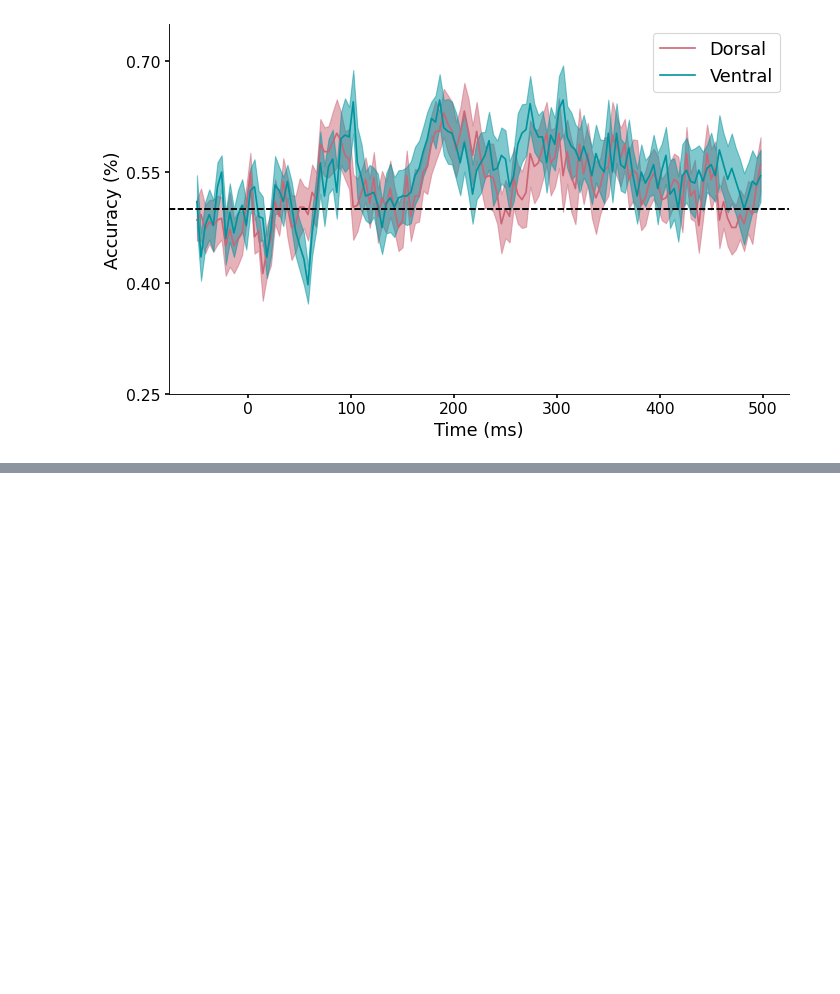
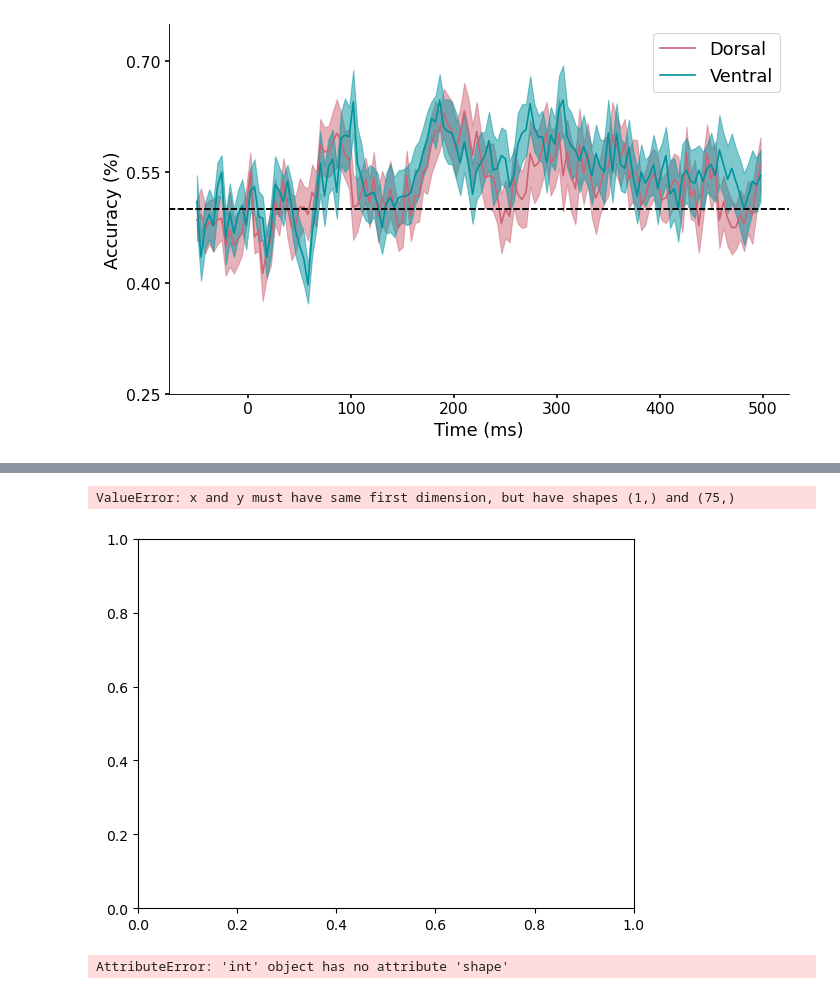
Before and after one commit to vayzenb/pepdoc, a Jupyter notebook: analysis/onset_analysis_figs.ipynb, the cells around one changed output, grey strips where cells are left out. Saved outputs shown, nothing was run; the diff lists cells and outputs as text; code cells hidden in the pictures; blank space fills up the shorter version.

```diff
--- a/analysis/onset_analysis_figs.ipynb
+++ b/analysis/onset_analysis_figs.ipynb
@@ -521,9 +544,9 @@ plt.savefig(f'{fig_dir}/decoding_onset_histogram_resampled_channels.png', dpi=30
 [figure]
 # %%
 """Decoding without tools"""
-category_comp = [['nontool','bird','insect']] #initial categories without tools
-
-
+#category_comp = [['nontool','bird','insect']] #initial categories without tools
+category_comp = [['nontool','bird','insect'],['tool','bird','insect'], ['tool','nontool','insect'], ['tool','nontool','bird']] #initial categories without tools
+rois = ['dorsal','ventral']
 for comps in category_comp:
     suf = "_".join(comps)
     print(suf)
@@ -565,11 +585,11 @@ category_comp = []
 iter = 1000
 
 #append each pairwise category comparison
-for cat1 in range(0,len(categories)):
-    for cat2 in range(cat1+1,len(categories)):
-        category_comp.append([categories[cat1],categories[cat2]])
+#for cat1 in range(0,len(categories)):
+#    for cat2 in range(cat1+1,len(categories)):
+#        category_comp.append([categories[cat1],categories[cat2]])
 
-rois = ['dorsal','ventral','occipital']
+rois = ['dorsal','ventral']
 
 #create a dataframe to store the onset times
 onset_df = pd.DataFrame(columns = rois)
@@ -737,0 +809,9 @@ f'{results_dir}/decode/{roi[1]}_decoding_sig_{suf}.npy'
+# %%
+plt.plot(timepoints, roi_mean)
+# %% [output]
+ValueError: x and y must have same first dimension, but have shapes (1,) and (75,)
+[figure, added]
+# %%
+timepoints.shape
+# %% [output]
+AttributeError: 'int' object has no attribute 'shape'
```
Also changed, not shown: parts of 17 cells of this notebook, 55 other files.
